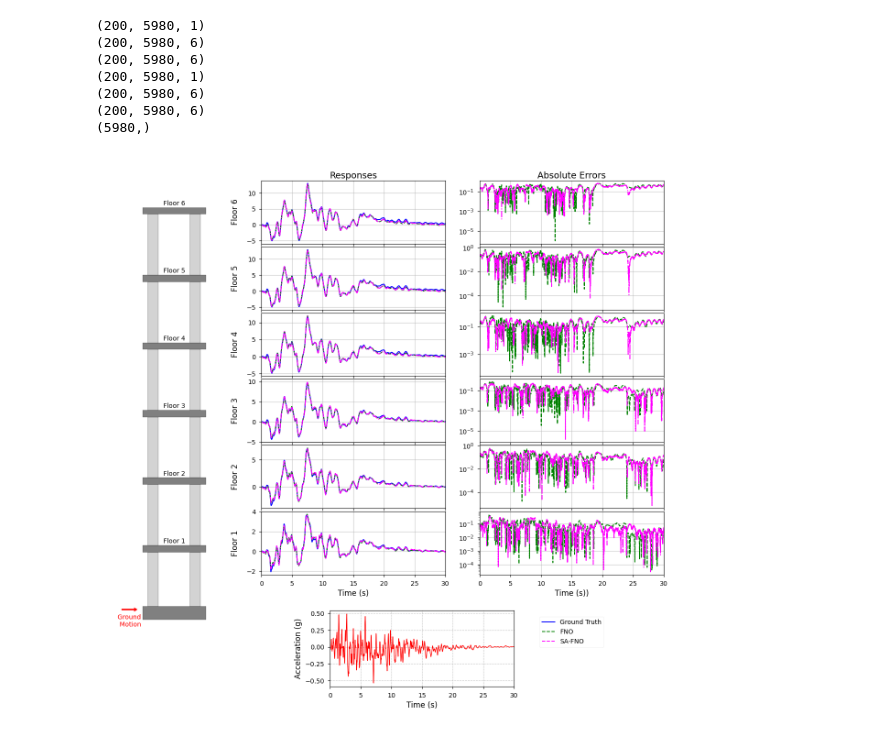
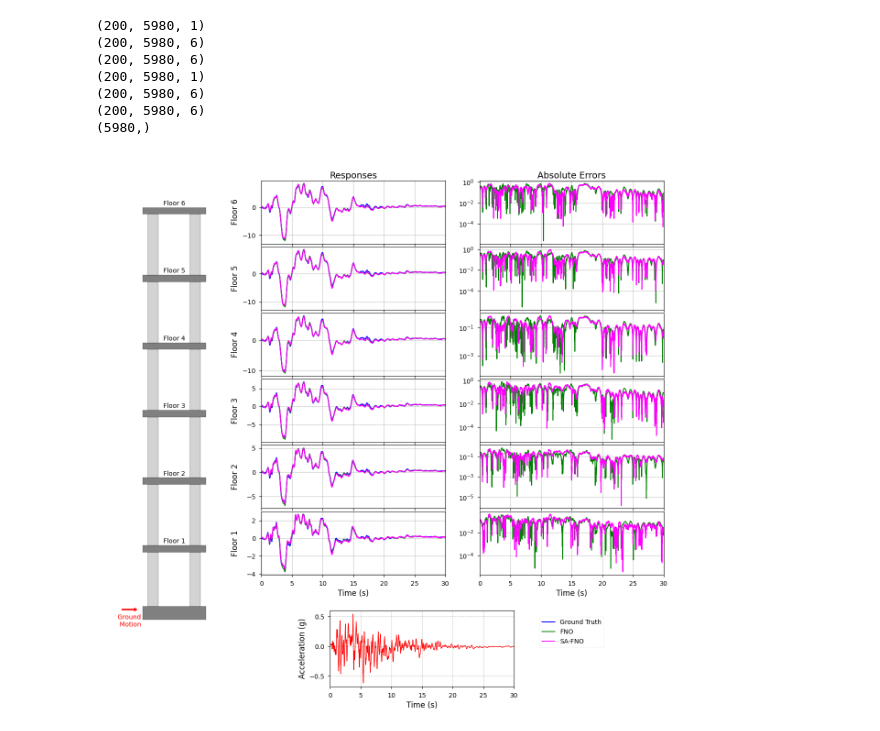
Before and after one commit to Centrum-IntelliPhysics/Neural-Operators-for-Natural-Hazards, a Jupyter notebook: earthquake/plotting_fno_safno.ipynb, the cells around one changed output. Drawn from its saved outputs; the diff is of its cells as text; code cells hidden in the pictures.

```diff
--- a/earthquake/plotting_fno_safno.ipynb
+++ b/earthquake/plotting_fno_safno.ipynb
@@ -37,7 +37,7 @@ from matplotlib.gridspec import GridSpec
 import sys
 
 t = time
-sam_num = 100
+sam_num = 40 #100
 input_data = input_fno[sam_num,:]
 
 y_test = target_fno[sam_num,:,:].T
@@ -126,8 +126,8 @@ ax0_solver1.set_xlim([0, t[-1]])
 
 ax_legend = fig.add_subplot(gs[7, 2])
 ax_legend.plot([], [], '-', color='blue', label='Ground Truth')
-ax_legend.plot([], [], '--', color='green', label='FNO')
-ax_legend.plot([], [], '--', color='magenta', label='SA-FNO')
+ax_legend.plot([], [], '-', color='green', label='FNO')
+ax_legend.plot([], [], '-', color='magenta', label='SA-FNO')
 ax_legend.legend(loc='center')
 ax_legend.axis('off')
 
@@ -135,8 +135,8 @@ for i in range(6):
     # Responses
     ax_s1 = fig.add_subplot(gs[6-i, 1])
     ax_s1.plot(t, y_test[i], color='blue', linewidth=1.5)
-    ax_s1.plot(t, y_pred_solver1[i], '--', color='green', linewidth=1.5)
-    ax_s1.plot(t, y_pred_solver2[i], '-.', color='magenta', linewidth=1.5)
+    ax_s1.plot(t, y_pred_solver1[i], '-', color='green', linewidth=1.5)
+    ax_s1.plot(t, y_pred_solver2[i], '-', color='magenta', linewidth=1.5)
     ax_s1.set_ylabel(f'Floor {i+1}')
     ax_s1.yaxis.set_label_coords(-0.12, 0.5)
     ax_s1.grid(True, linestyle='-', alpha=0.7)
@@ -147,34 +147,34 @@ for i in range(6):
         ax_s1.set_xticklabels([])
     else:  # Floor 1
         ax_s1.set_xlabel('Time (s)')
 
     # Errors
     ax_s2 = fig.add_subplot(gs[6-i, 2])
-    ax_s2.plot(t, y_solver1_error[i], '--', color='green', linewidth=1.5)
-    ax_s2.plot(t, y_solver2_error[i], '-.', color='magenta', linewidth=1.5)
+    ax_s2.plot(t, y_solver1_error[i], '-', color='green', linewidth=1.5)
+    ax_s2.plot(t, y_solver2_error[i], '-', color='magenta', linewidth=1.5)
     ax_s2.grid(True, linestyle='-', alpha=0.7)
     ax_s2.set_yscale('log')
     ax_s2.set_xlim([0, t[-1]])
 
     # Show x-axis only for Floor 1 errors
     if i != 0:  # All floors except Floor 1
         ax_s2.set_xticklabels([])
     else:  # Floor 1
-        ax_s2.set_xlabel('Time (s))')
+        ax_s2.set_xlabel('Time (s)')
 
 # Adjust the layout to make it more compact
 plt.subplots_adjust(top=0.95, bottom=0.05, left=0.1, right=0.95)
 
 pos_solver1 = ax0_solver1.get_position()  # Get current position
 ax0_solver1.set_position([pos_solver1.x0 +0.1 , pos_solver1.y0 - 0.06, pos_solver1.width, pos_solver1.height])
 pos_legend = ax_legend.get_position()  # Get current position
 ax_legend.set_position([pos_legend.x0, pos_legend.y0 - 0.03, pos_legend.width, pos_legend.height])
 
 # Optionally, fine-tune the position of ax_building if needed
 pos_building = ax_building.get_position()  # Get the current position of the building subplot
 ax_building.set_position([pos_building.x0 + 0.03, pos_building.y0, pos_building.width, pos_building.height])  # Move slightly right
 
 plt.savefig('eq_response_fno_sa-fno.pdf', format='pdf', dpi=300, bbox_inches='tight')
 plt.show()
 # %% [output]
-[figure, old version]
+[figure, new version]
```
Also changed, not shown: 4 other files.
